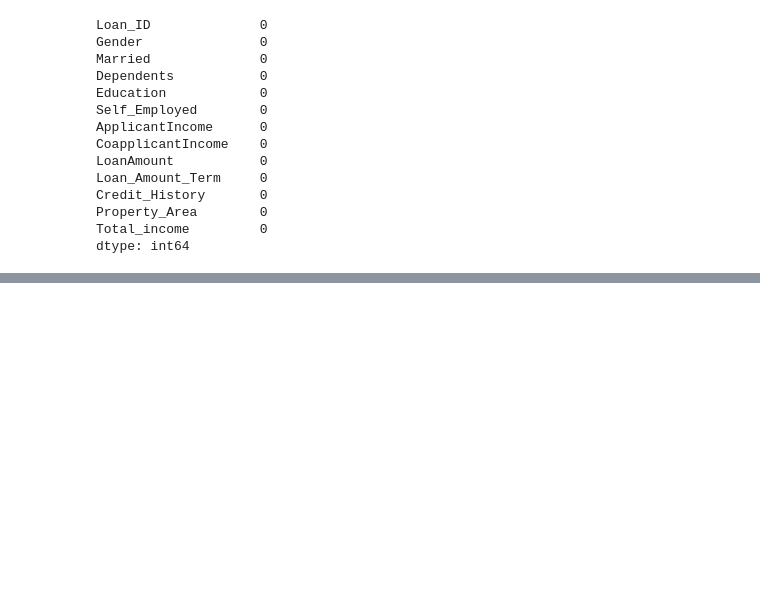
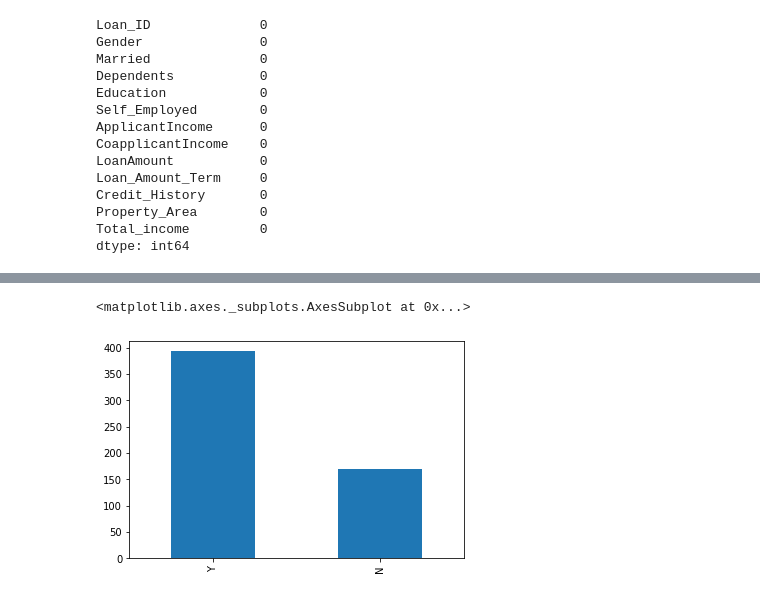
Before and after one commit to nzangi/Machine-Learning-Projects, a Jupyter notebook: Load prediction/Loan_Prediction.ipynb, the cells around one changed output, grey strips where cells are left out. Saved outputs shown, nothing was run; the diff lists cells and outputs as text; code cells hidden in the pictures; blank space fills up the shorter version.

```diff
--- a/Load prediction/Loan_Prediction.ipynb
+++ b/Load prediction/Loan_Prediction.ipynb
@@ -194,0 +207,5 @@ KeyError: ignored
+# %%
+train_dataset['Loan_Status'].value_counts().plot.bar()
+# %% [output]
+<matplotlib.axes._subplots.AxesSubplot at 0x...>
+[figure, added]
```
Also changed, not shown: parts of 4 cells of this notebook.
